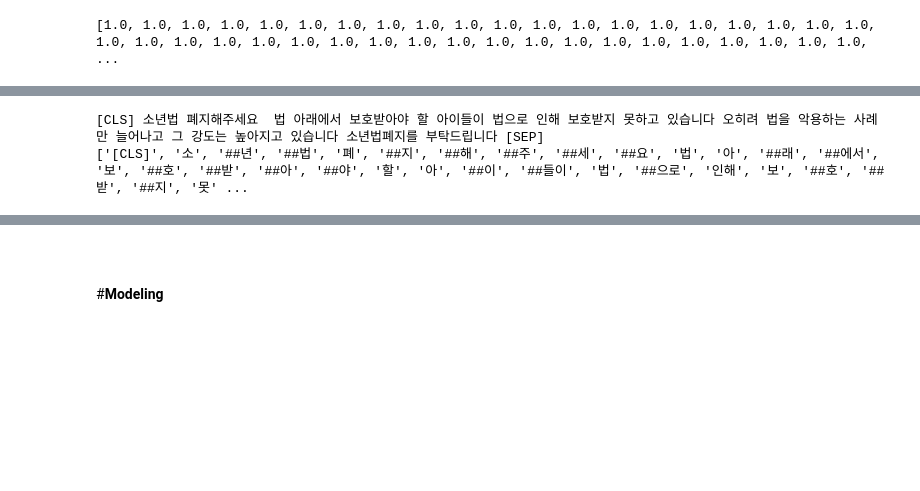
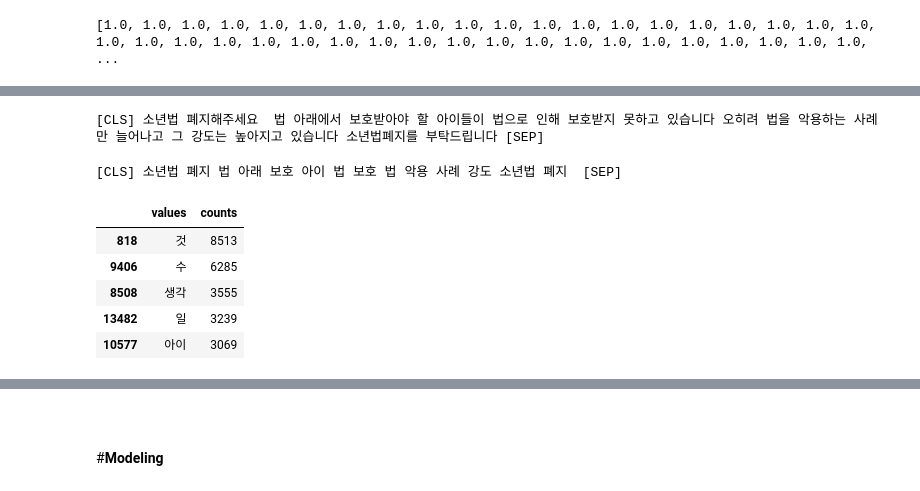
Before and after one commit to dunnohow/Bert, a Jupyter notebook: bluehouseblah.ipynb, the cells around one changed output, grey strips where cells are left out. Drawn from its saved outputs; the diff is of its cells as text; code cells hidden in the pictures; blank space fills up the shorter version.

```diff
--- a/bluehouseblah.ipynb
+++ b/bluehouseblah.ipynb
@@ -193,0 +280,4 @@ plt.hist([len(sent) for sent in tokenized_texts])
+# %%
+# 2이하의 빈도수를 가진 명사는 제거
+indexNames = df_select[df_select['counts'] <= 2].index
+df_select.drop(indexNames , inplace=True)
@@ -193,0 +299,15 @@ plt.hist([len(sent) for sent in tokenized_texts])
+# %%
+# 빈도수 2 이하의 명사 제거
+selected_nouns = []
+mecab = Mecab()
+for i in tqdm(range(len(sentences))):
+    nouns = mecab.nouns(sentences[i]) # 명사 단위
+    #mecab.morphs() # 형태소 단위
+    #mecab.pos() # 형태소 단위 추출 및 품사 분석
+    trim_select = []
+    for i in range(len(nouns)):
+        trim_select.append(nouns_to_select[i] in np.array(df_select['values']))
+    nouns = list(compress(nouns, trim_select))
+    nouns = ''.join([x+' ' for x in nouns])
+    nouns = "[CLS] " + str(nouns) + " [SEP]"
+    selected_nouns.append(nouns)
@@ -320,0 +401,42 @@ sentences[:10]
+# %%
+# 청원 문장 추출
+sentences = test['data']
+test_sent = sentence_clean(sentences)
+print(test_sent[0])
+# %% [output]
+[CLS] 소년법 폐지해주세요  법 아래에서 보호받아야 할 아이들이 법으로 인해 보호받지 못하고 있습니다 오히려 법을 악용하는 사례만 늘어나고 그 강도는 높아지고 있습니다 소년법폐지를 부탁드립니다 [SEP]
+# %%
+# 각 문장의 명사 추출
+test_nouns = []
+for i in tqdm(range(len(sentences))):
+    nouns = mecab.nouns(sentences[i])
+    nouns = ''.join([x+' ' for x in nouns])
+    nouns = "[CLS] " + str(nouns) + " [SEP]"
+    test_nouns.append(nouns)
+
+print(test_nouns[0])
+# %% [output]
+[CLS] 소년법 폐지 법 아래 보호 아이 법 보호 법 악용 사례 강도 소년법 폐지  [SEP]
+# %%
+# 명사 단위의 벡터 추출
+nouns_to_select = []
+mecab = Mecab()
+for i in tqdm(range(len(sentences))):
+    nouns = mecab.nouns(sentences[i])
+    nouns_to_select.append(nouns)
+
+nouns_to_select = list(flatten(nouns_to_select))
+# %%
+# 유니크 명사와 각각의 갯수를 카운트하는 데이터프레임 생성
+values, counts = np.unique(nouns_to_select, return_counts=True)
+d = {'values': values, 'counts': counts}
+test_select = pd.DataFrame(data=d)
+test_select = test_select.sort_values(by=['counts'], ascending=False)
+test_select.head()
+# %% [output]
+|  | values | counts |
+| 818 | 것 | 8513 |
+| 9406 | 수 | 6285 |
+| 8508 | 생각 | 3555 |
+| 13482 | 일 | 3239 |
+| 10577 | 아이 | 3069 |
@@ -321,10 +462,2 @@ sentences[:10]
 # %%
 labels = [0] *5000
-# %%
-tokenized_texts = [tokenizer.tokenize(sent) for sent in sentences]
-
-print(sentences[0])
-print(tokenized_texts[0])
-# %% [output]
-[CLS] 소년법 폐지해주세요  법 아래에서 보호받아야 할 아이들이 법으로 인해 보호받지 못하고 있습니다 오히려 법을 악용하는 사례만 늘어나고 그 강도는 높아지고 있습니다 소년법폐지를 부탁드립니다 [SEP]
-['[CLS]', '소', '##년', '##법', '폐', '##지', '##해', '##주', '##세', '##요', '법', '아', '##래', '##에서', '보', '##호', '##받', '##아', '##야', '할', '아', '##이', '##들이', '법', '##으로', '인해', '보', '##호', '##받', '##지', '못' ...
```
Also changed, not shown: parts of 57 cells of this notebook.
